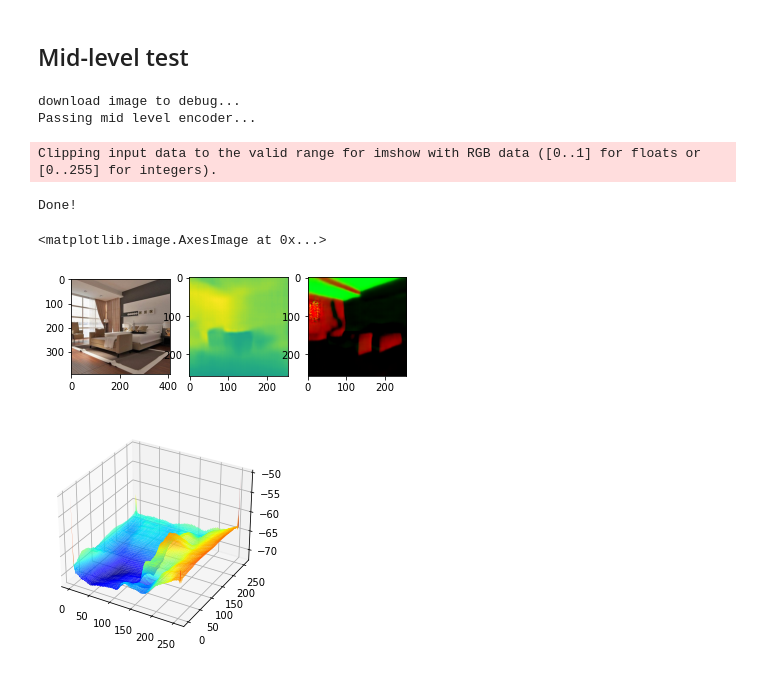
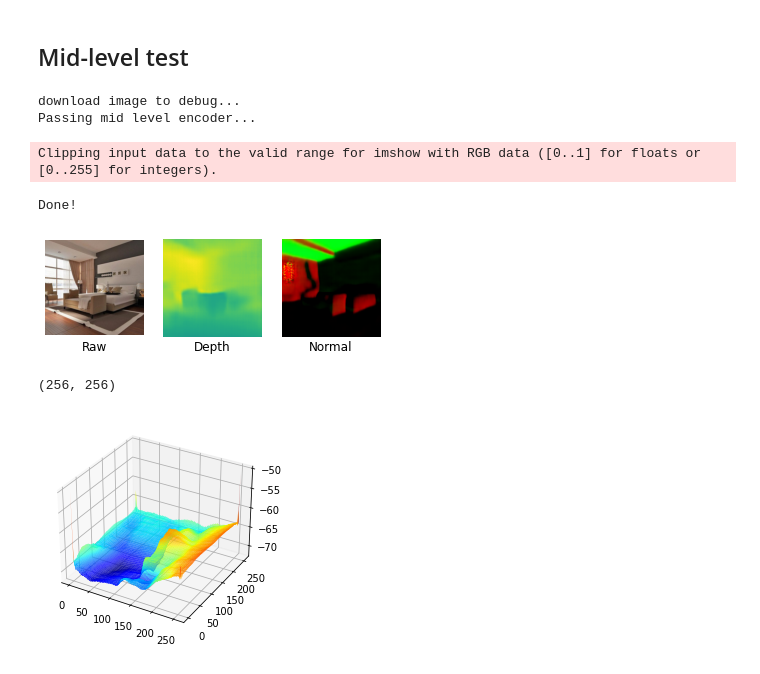
Before and after one commit to umerhasan17/deep-robust-dronenav, a Jupyter notebook: run_experiments.ipynb, the cells around one changed output. Drawn from its saved outputs; the diff is of its cells as text; code cells hidden in the pictures.

Commit message:
solve the shape mismatch problem

```diff
--- a/run_experiments.ipynb
+++ b/run_experiments.ipynb
@@ -38,21 +38,33 @@
 # %%
 import numpy as np
 import matplotlib.pyplot as plt
 from experiment import *
 image, depth, normal = mid_level()
 
 f, axarr = plt.subplots(1,3)
 
-axarr[0].imshow(image)
+axarr[0].imshow(TF.resize(image, 256))
+axarr[0].set_axis_off()
+axarr[0].set_title("Raw",y=-0.22)
+
 axarr[1].imshow(np.array(depth[0][0]))
+axarr[1].set_axis_off()
+axarr[1].set_title("Depth",y=-0.2)
+
 axarr[2].imshow(np.array(normal.permute(1,2,0)))
+axarr[2].set_axis_off()
+axarr[2].set_title("Normal",y=-0.2)
+f.savefig("Save Plot as PDF file using savefig.pdf")
 # %% [output]
 download image to debug...
 Passing mid level encoder...
 Clipping input data to the valid range for imshow with RGB data ([0..1] for floats or [0..255] for integers).
 Done!
-<matplotlib.image.AxesImage at 0x...>
-[figure, old version]
+[figure, new version]
+# %%
+np.array(depth[0][0]).shape
+# %% [output]
+(256, 256)
 # %%
 pixgrid = -np.array(depth[0][0])*100
 
```
Also changed, not shown: parts of 1 cell of this notebook, 2 other files.
